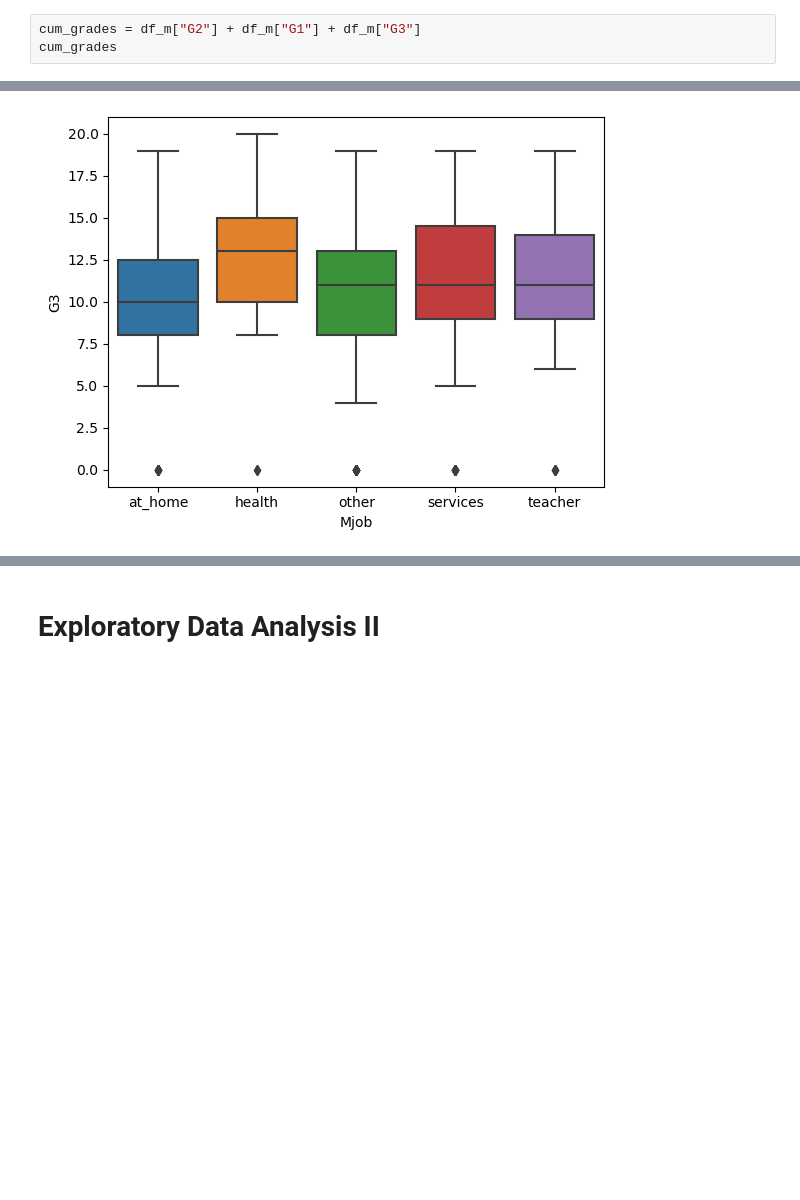
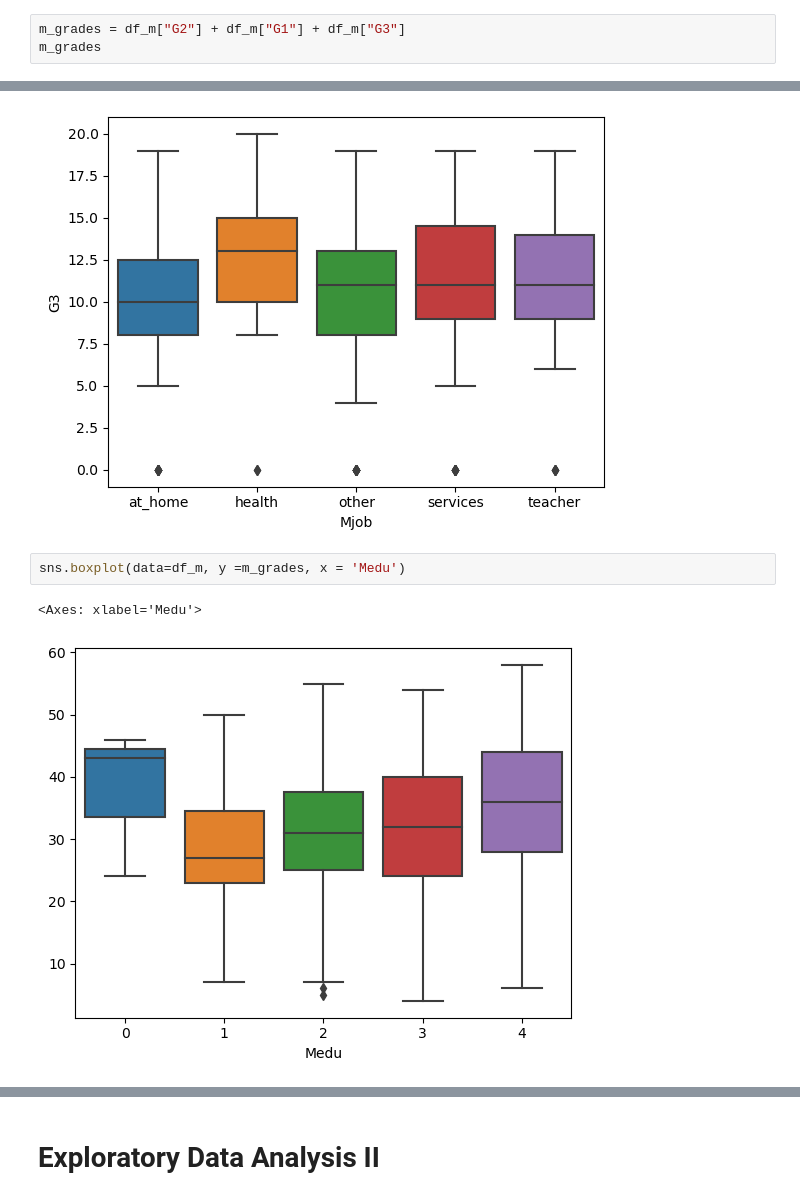
Before and after one commit to cshields164/end-of-phase1-project, a Jupyter notebook: code/01explore_m.ipynb, the cells around one changed output, grey strips where cells are left out. Cells and saved outputs as stored; diff of their text form; blank space fills up the shorter version.

```diff
--- a/code/01explore_m.ipynb
+++ b/code/01explore_m.ipynb
@@ -143,8 +158,8 @@ Medu_counts_m.plot.bar(rot=0)
 <Axes: xlabel='Medu'>
 [figure]
 # %%
-cum_grades = df_m["G2"] + df_m["G1"] + df_m["G3"]
-cum_grades
+m_grades = df_m["G2"] + df_m["G1"] + df_m["G3"]
+m_grades
 # %% [output]
 0      17
 1      16
@@ -248,3 +237,8 @@ sns.boxplot(data=df_m, y ='G3', x = 'Mjob')
 # %% [output]
 <Axes: xlabel='Mjob', ylabel='G3'>
 [figure]
+# %%
+sns.boxplot(data=df_m, y =m_grades, x = 'Medu')
+# %% [output]
+<Axes: xlabel='Medu'>
+[figure, added]
```
Also changed, not shown: parts of 8 cells of this notebook, 4 other files.
